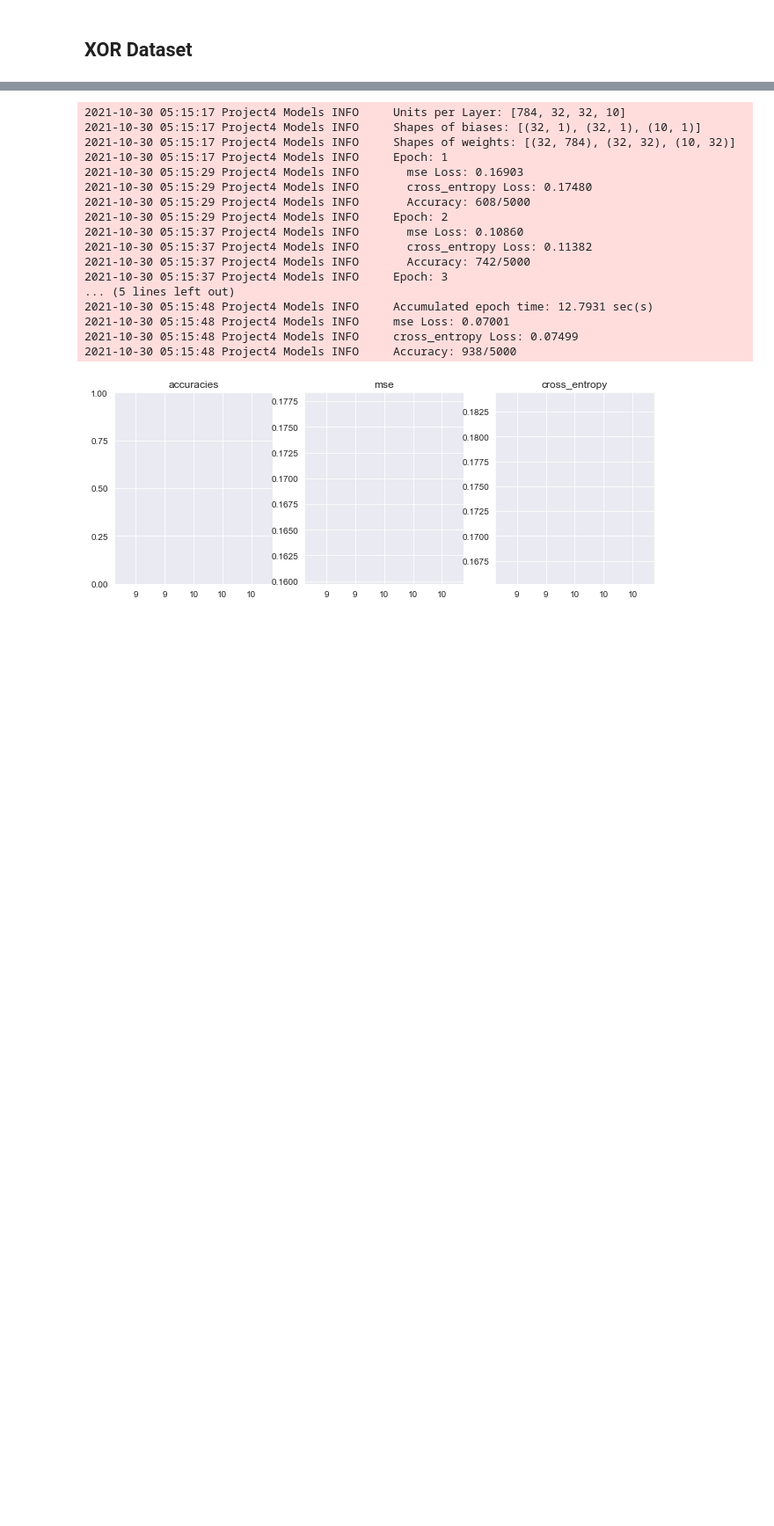
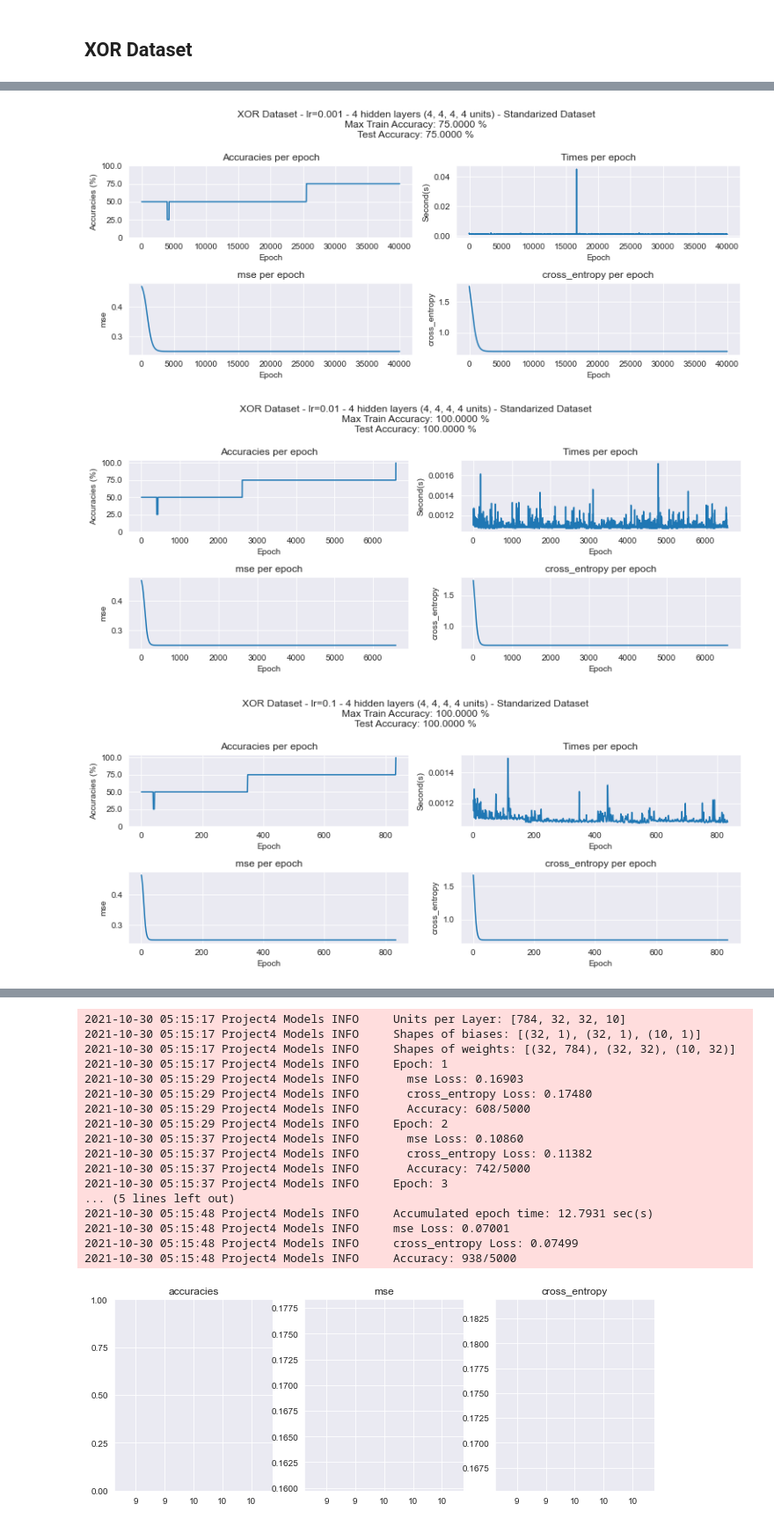
Before and after one commit to drkostas/Machine-Learning-Algorithms, a Jupyter notebook: Project4.ipynb, the cells around one changed output, grey strips where cells are left out. Shown at 88% size. Drawn from its saved outputs; the diff is of its cells as text; code cells hidden in the pictures; blank space fills up the shorter version.

```diff
--- a/Project4.ipynb
+++ b/Project4.ipynb
@@ -227,0 +405,25 @@ train_and_plot(xor_data_stand.copy(), xor_y_one_hot.copy(), hidden_layers, activ
+# %%
+# Plot different the configurations
+name = "4_4_4_4__sigmoid_softmax__standarized__lr_0.001"
+title = "XOR Dataset - lr=0.001 - 4 hidden layers (4, 4, 4, 4 units) - Standarized Dataset"
+test_and_plot(title, xor_data_stand, xor_y_one_hot, xor_models[name], xor_accuracies[name],
+              xor_losses[name], xor_times[name], subsample)
+
+name = "4_4_4_4__sigmoid_softmax__standarized__lr_0.01"
+title = "XOR Dataset - lr=0.01 - 4 hidden layers (4, 4, 4, 4 units) - Standarized Dataset"
+test_and_plot(title, xor_data_stand, xor_y_one_hot, xor_models[name], xor_accuracies[name],
+              xor_losses[name], xor_times[name], subsample)
+
+name = "4_4_4_4__sigmoid_softmax__standarized__lr_0.1"
+title = "XOR Dataset - lr=0.1 - 4 hidden layers (4, 4, 4, 4 units) - Standarized Dataset"
+test_and_plot(title, xor_data_stand, xor_y_one_hot, xor_models[name], xor_accuracies[name],
+              xor_losses[name], xor_times[name], subsample)
+
+name = "4_4_4_4__sigmoid_softmax__standarized__lr_1.0"
+title = "XOR Dataset - lr=1.0 - 4 hidden layers (4, 4, 4, 4 units) - Standarized Dataset"
+test_and_plot(title, xor_data_stand, xor_y_one_hot, xor_models[name], xor_accuracies[name],
+              xor_losses[name], xor_times[name], subsample)
+# %% [output]
+[figure, added]
+[figure, added]
+[figure, added]
```
Also changed, not shown: parts of 51 cells of this notebook, 5 other files.
